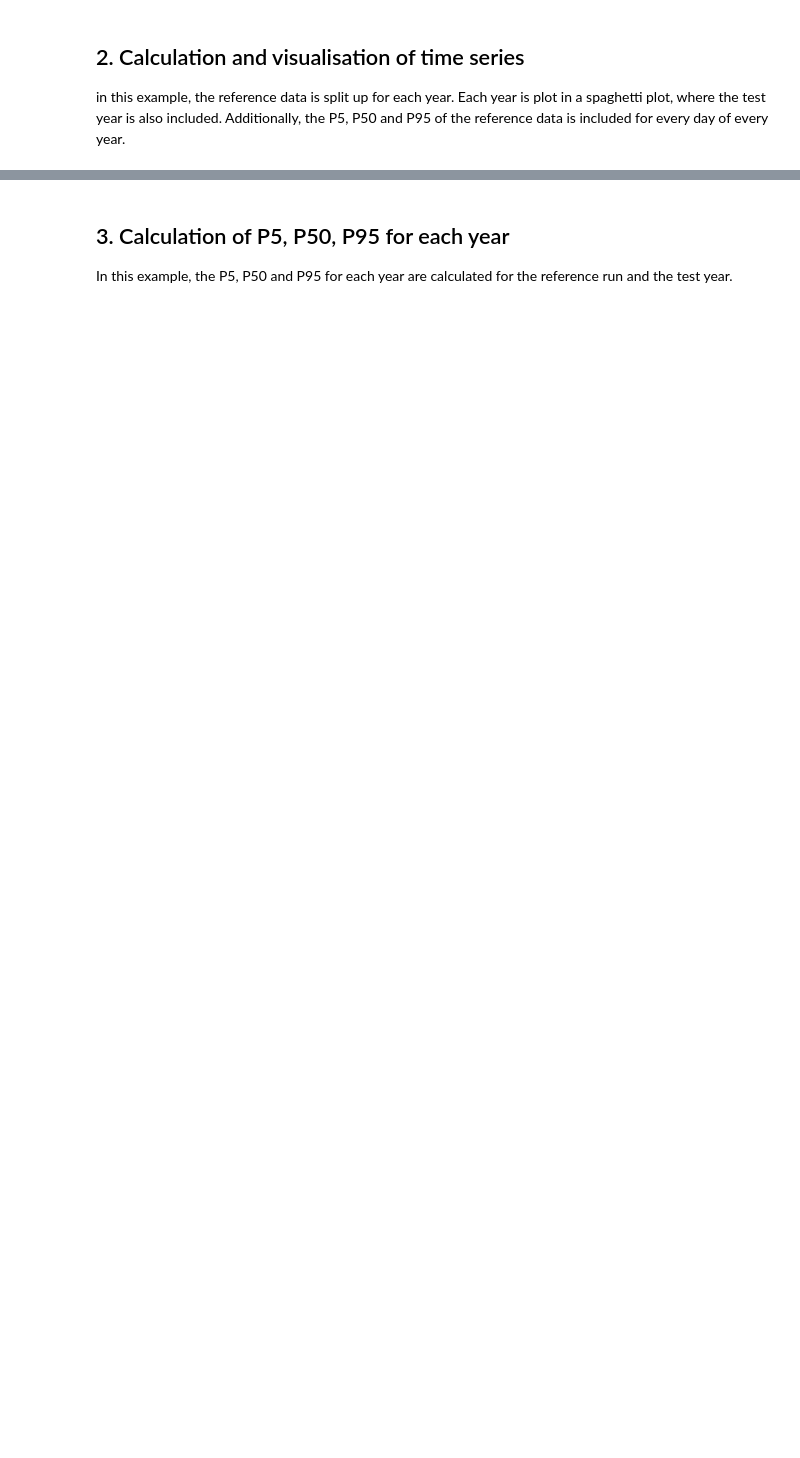
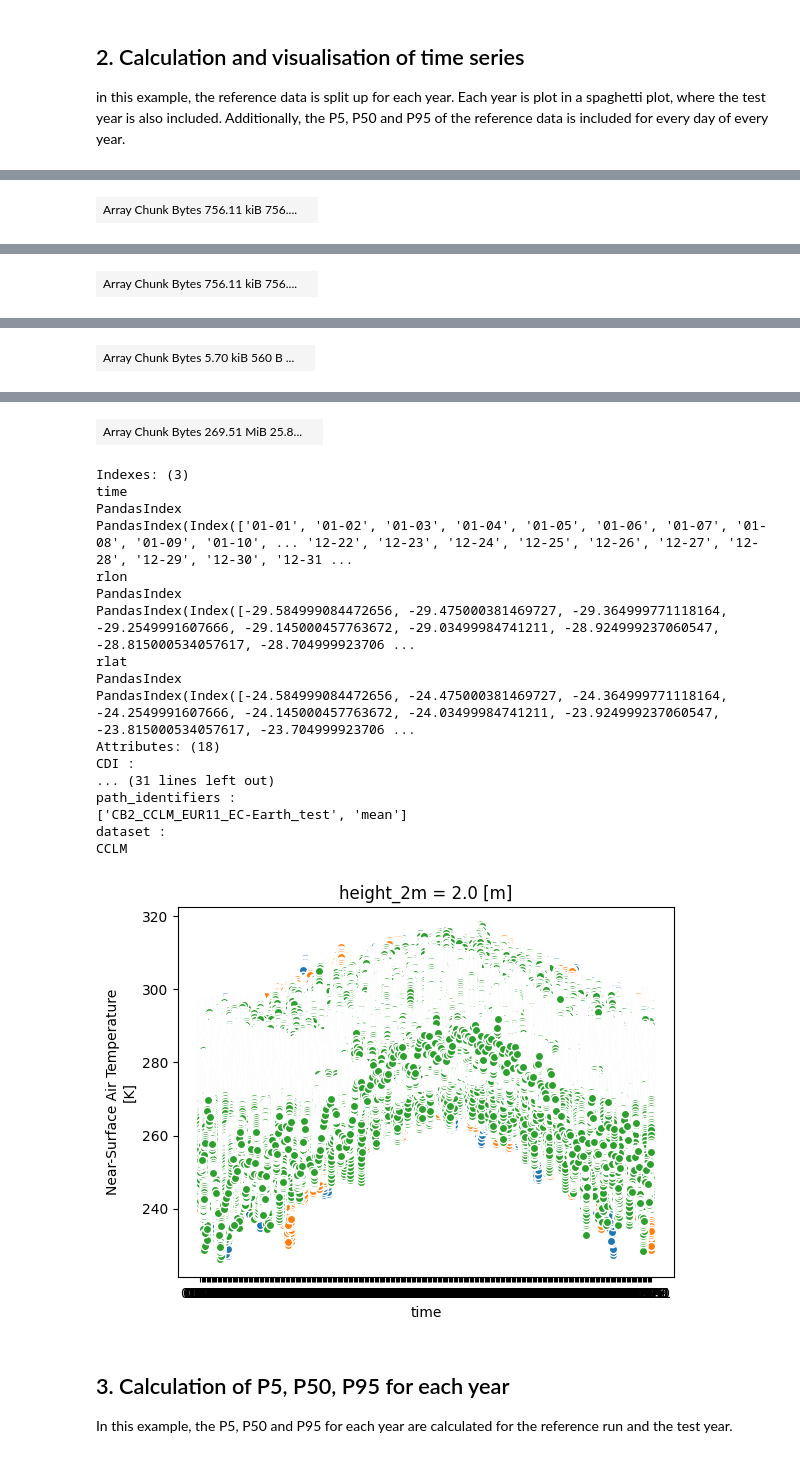
Before and after one commit to CORDEX-be2/ValEnsPy, a Jupyter notebook: evaluation_cclm/cclm_gcm_evaluation_EUR11.ipynb, the cells around one changed output, grey strips where cells are left out. Drawn from its saved outputs; the diff is of its cells as text; code cells hidden in the pictures; blank space fills up the shorter version.

Commit message:
Include basic visualization

```diff
--- a/evaluation_cclm/cclm_gcm_evaluation_EUR11.ipynb
+++ b/evaluation_cclm/cclm_gcm_evaluation_EUR11.ipynb
@@ -73,4 +287,6 @@ model = "CCLM"
 
 variable = 'tas'
 daily_statistic = "mean"
-da_eval = manager.load_data(model, [variable], period = [1980, 1982], freq="monthly", path_identifiers=[experiment, daily_statistic])
+da_eval = manager.load_data(model, [variable], period = [1980,1981], freq="monthly", path_identifiers=[experiment, daily_statistic])
+da_eval
+# for 3 years: took around 3.5 minutes: 3 for finding folder 20s for loading data
@@ -76,0 +410,3 @@ da_eval = manager.load_data(model, [variable], period = [1980, 1982], freq="mont
+# %%
+da_point_eval = select_point(da_eval, lon_lat_point = point_coord, rotated_pole = True)
+da_point_exp = select_point(da_exp, lon_lat_point = point_coord, rotated_pole = True)
@@ -76,0 +500,3 @@ da_eval = manager.load_data(model, [variable], period = [1980, 1982], freq="mont
+# %%
+ds_year = da_point_eval.sel(time=da_point_eval.time.dt.year.isin([1980]))
+pd.to_datetime(ds_year["time"]).strftime("%m-%d")
@@ -83,5 +520,5 @@ xr.open_dataset("/dodrio/scratch/projects/2022_200/project_output/rcs/CORDEXBE2/
 # %%
-def get_ranks_metrics(df: pd.DataFrame):
+def get_spaghetti_GLUE(da_eval: xr.Dataset, da_exp: xr.Dataset, variable: str):
     """
     Ranks the performance of different models across various metrics based on predefined ranking criteria.
 
@@ -109,19 +546,25 @@ def get_ranks_metrics(df: pd.DataFrame):
         The rows are indexed by the metric names.
 
     """
+    plt.figure(figsize = (5,20))
+    # Exctract unique years
+    years_eval = np.unique(pd.to_datetime(da_eval.time).year)
+    years_exp = np.unique(pd.to_datetime(da_exp.time).year)
 
-    # Function to rank values
-    def rank_values(row):
+    # Loop over all years:
+    for yr in years_eval:
+        ds_year = da_eval.sel(time=da_eval.time.dt.year.isin([yr]))
+        ds_year["time"] = pd.to_datetime(ds_year["time"]).strftime("%m-%d")
+        ds_year.plot.scatter(x = "time", y = variable)
 
-        if row['metric'] == 'Mean Bias':
-            return row[1:].abs().rank(ascending=True)
+    for yr in years_exp:
+        ds_year = da_exp.sel(time=da_exp.time.dt.year.isin([yr]))
+        ds_year["time"] = pd.to_datetime(ds_year["time"]).strftime("%m-%d")
+        ds_year.plot.scatter(x = "time", y = variable)
 
-        if row['metric'] in ['Spearman Correlation', 'Perkins Skill Score']:
-            return row[1:].rank(ascending=False, method='min')
-        else:
-            return row[1:].rank(ascending=True, method='min')
 
-    # Apply ranking
-    df_ranked = df.apply(rank_values, axis=1).set_index(df['metric'])
 
-    return df_ranked
+    return ds_year
+# %%
+get_spaghetti_GLUE(da_eval, da_exp, variable = 'tas')
+# %% [output]
@@ -127,0 +588 @@ def get_ranks_metrics(df: pd.DataFrame):
+| Array Chunk Bytes 756.11 kiB 756.... |  |
@@ -127,0 +601 @@ def get_ranks_metrics(df: pd.DataFrame):
+| Array Chunk Bytes 756.11 kiB 756.... |  |
@@ -127,0 +619 @@ def get_ranks_metrics(df: pd.DataFrame):
+| Array Chunk Bytes 5.70 kiB 560 B ... |  |
@@ -128,3 +637,22 @@ def get_ranks_metrics(df: pd.DataFrame):
+| Array Chunk Bytes 269.51 MiB 25.8... |  |
+Indexes: (3)
+time
+PandasIndex
+PandasIndex(Index(['01-01', '01-02', '01-03', '01-04', '01-05', '01-06', '01-07', '01-08', '01-09', '01-10', ... '12-22', '12-23', '12-24', '12-25', '12-26', '12-27', '12-28', '12-29', '12-30', '12-31 ...
+rlon
+PandasIndex
+PandasIndex(Index([-29.584999084472656, -29.475000381469727, -29.364999771118164, -29.2549991607666, -29.145000457763672, -29.03499984741211, -28.924999237060547, -28.815000534057617, -28.704999923706 ...
+rlat
+PandasIndex
+PandasIndex(Index([-24.584999084472656, -24.475000381469727, -24.364999771118164, -24.2549991607666, -24.145000457763672, -24.03499984741211, -23.924999237060547, -23.815000534057617, -23.704999923706 ...
+Attributes: (18)
+CDI :
+... (31 lines left out)
+path_identifiers :
+['CB2_CCLM_EUR11_EC-Earth_test', 'mean']
+dataset :
+CCLM
+[figure, added]
 # %% [markdown]
 ## 3. Calculation of P5, P50, P95 for each year
 In this example, the P5, P50 and P95 for each year are calculated for the reference run and the test year.
```
Also changed, not shown: parts of 10 cells of this notebook.
